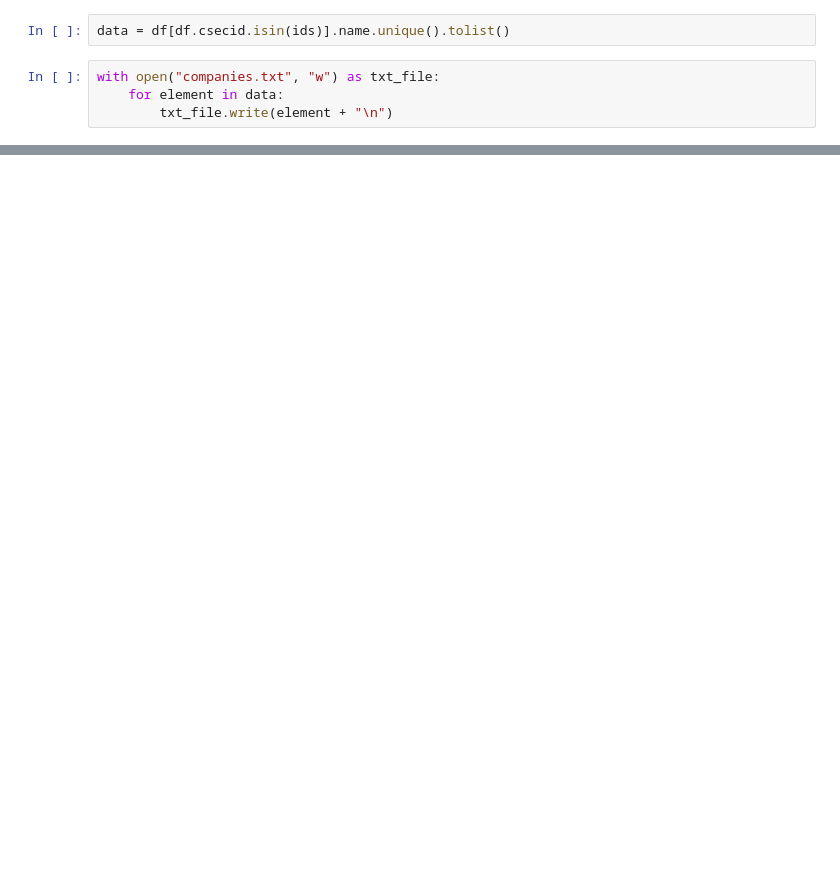
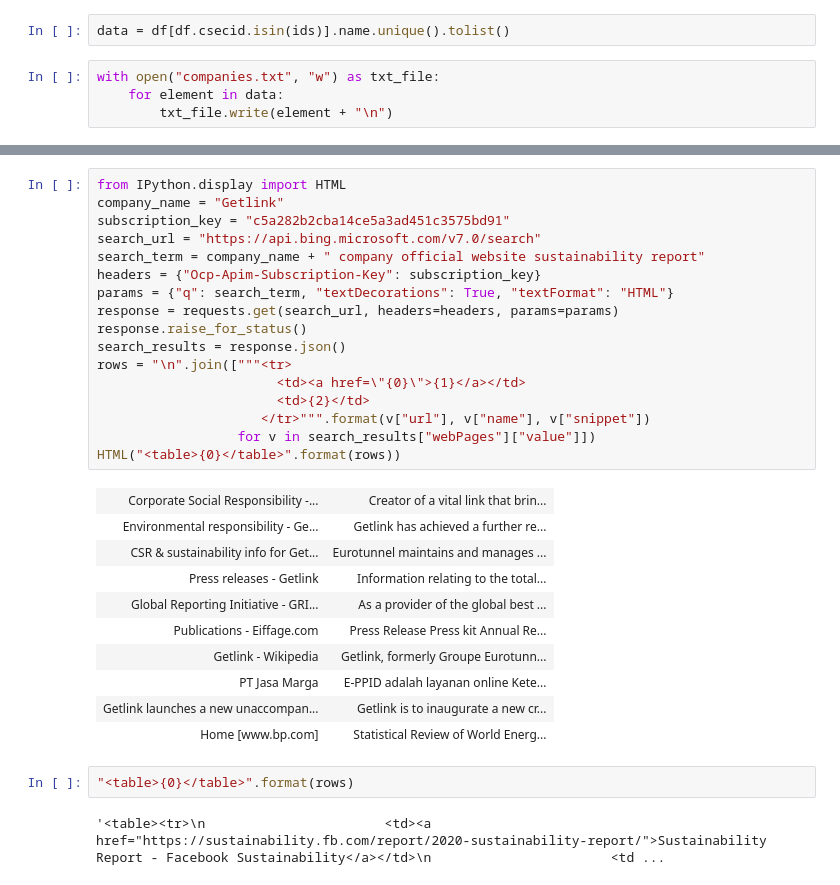
Before and after one commit to QingzhiHu/Harnessing-the-Web-and-Knowledge-Graphs-for-Automtated-Impact-Investing-Scoring, a Jupyter notebook: utils/utils.ipynb, the cells around one changed output, grey strips where cells are left out. Saved outputs shown, nothing was run; the diff lists cells and outputs as text; blank space fills up the shorter version.

```diff
--- a/utils/utils.ipynb
+++ b/utils/utils.ipynb
@@ -105,0 +90,32 @@ def find_url_company(company):
+# %%
+from IPython.display import HTML
+company_name = "Getlink"
+subscription_key = "c5a282b2cba14ce5a3ad451c3575bd91"
+search_url = "https://api.bing.microsoft.com/v7.0/search"
+search_term = company_name + " company official website sustainability report"
+headers = {"Ocp-Apim-Subscription-Key": subscription_key}
+params = {"q": search_term, "textDecorations": True, "textFormat": "HTML"}
+response = requests.get(search_url, headers=headers, params=params)
+response.raise_for_status()
+search_results = response.json()
+rows = "\n".join(["""<tr>
+                       <td><a href=\"{0}\">{1}</a></td>
+                       <td>{2}</td>
+                     </tr>""".format(v["url"], v["name"], v["snippet"])
+                  for v in search_results["webPages"]["value"]])
+HTML("<table>{0}</table>".format(rows))
+# %% [output]
+| Corporate Social Responsibility -... | Creator of a vital link that brin... |
+| Environmental responsibility - Ge... | Getlink has achieved a further re... |
+| CSR & sustainability info for Get... | Eurotunnel maintains and manages ... |
+| Press releases - Getlink | Information relating to the total... |
+| Global Reporting Initiative - GRI... | As a provider of the global best ... |
+| Publications - Eiffage.com | Press Release Press kit Annual Re... |
+| Getlink - Wikipedia | Getlink, formerly Groupe Eurotunn... |
+| PT Jasa Marga | E-PPID adalah layanan online Kete... |
+| Getlink launches a new unaccompan... | Getlink is to inaugurate a new cr... |
+| Home [www.bp.com] | Statistical Review of World Energ... |
+# %%
+"<table>{0}</table>".format(rows)
+# %% [output]
+'<table><tr>\n                       <td><a href="https://sustainability.fb.com/report/2020-sustainability-report/">Sustainability Report - Facebook Sustainability</a></td>\n                       <td ...
```
Also changed, not shown: parts of 26 cells of this notebook, 3 other files.
